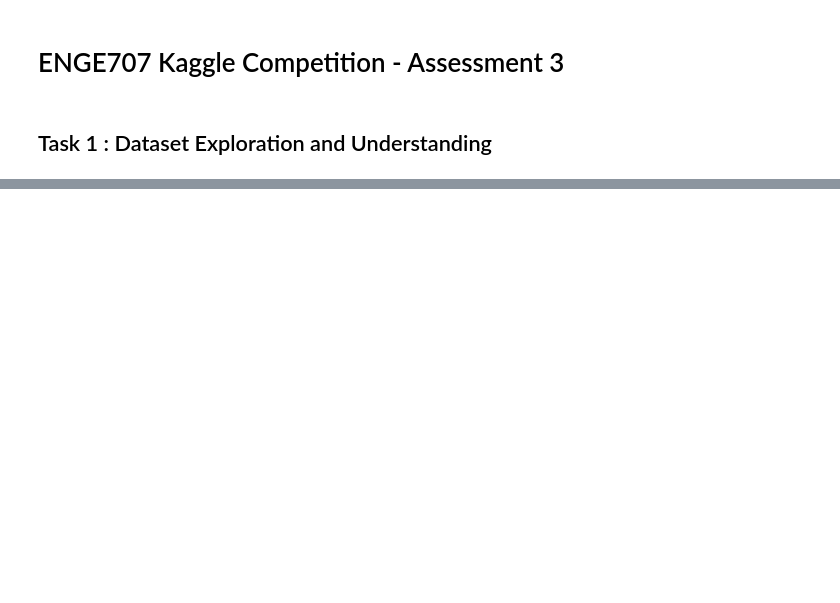
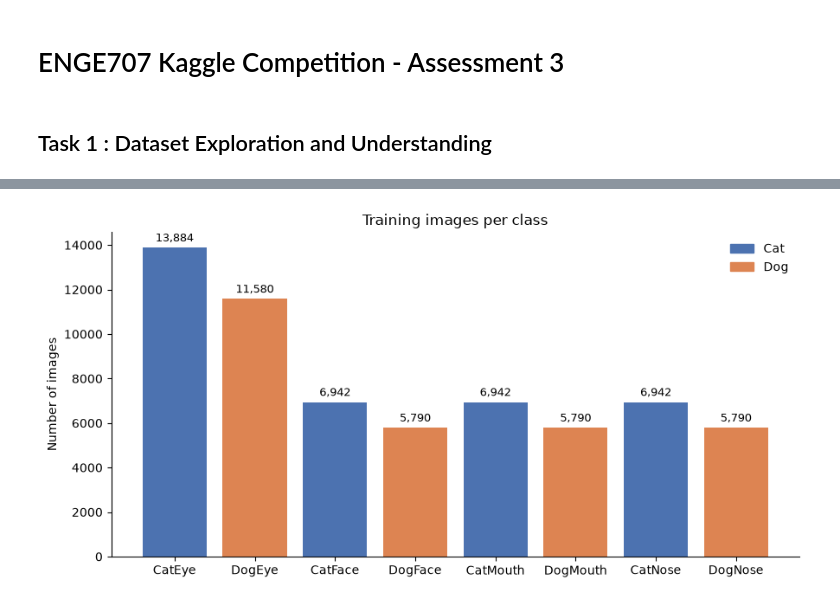
Before and after one commit to Ianieee36/Kaggle_Competition_Assessment, a Jupyter notebook: KaggleCompetition.ipynb, the cells around one changed output, grey strips where cells are left out. Saved outputs shown, nothing was run; the diff lists cells and outputs as text; code cells hidden in the pictures; blank space fills up the shorter version.

Commit message:
Task 1: Data Exploration and Understanding
Verification whether the dataset is imbalance or balanced. Identification of data quality issues.

```diff
--- a/KaggleCompetition.ipynb
+++ b/KaggleCompetition.ipynb
@@ -210,0 +213,90 @@ train/   63660     63660      JPEG            RGB   4x4 to 2219x2219 Yes (train_
+# %%
+"""02 Data Exploration: Class Distribution
+
+Counts the images in each class and checks how balanced the dataset is (report Tasks 1.3 and 1.4).
+Counts are taken from train_labels.csv and confirmed against the image files that actually exist,
+so the reported numbers reflect usable training images.
+
+Run from the project folder:  python 02_class_distribution.py
+Requires: pandas, matplotlib
+"""
+
+# %% Configuration
+from pathlib import Path
+
+import pandas as pd
+import matplotlib.pyplot as plt
+
+DATA_DIR = Path("data")                      # same setting as 01_data_structure.py
+TRAIN_DIR = DATA_DIR / "train"
+TRAIN_CSV = DATA_DIR / "train_labels.csv"
+OUTPUT_DIR = Path("outputs")
+FIG_DIR = OUTPUT_DIR / "figures"
+FIG_DIR.mkdir(parents=True, exist_ok=True)
+
+IMAGE_EXTENSIONS = {".jpg", ".jpeg", ".png", ".bmp", ".gif", ".tif", ".tiff", ".webp"}
+CLASS_ORDER = ["CatEye", "DogEye", "CatFace", "DogFace", "CatMouth", "DogMouth", "CatNose", "DogNose"]
+
+train_df = pd.read_csv(TRAIN_CSV, dtype={"image_id": str})
+print(f"Rows in {TRAIN_CSV.name}: {len(train_df)}")
+
+# %% 1. Keep only labels whose image file exists
+# If 01_data_structure.py reported every label matched an image, nothing is dropped here.
+existing_ids = {f.stem for f in TRAIN_DIR.rglob("*") if f.suffix.lower() in IMAGE_EXTENSIONS}
+train_df["has_image"] = train_df["image_id"].isin(existing_ids)
+print(f"Labels with a matching image: {train_df['has_image'].sum()} "
+      f"(dropped {(~train_df['has_image']).sum()})")
+df = train_df[train_df["has_image"]].copy()
+
+# %% 2. Images per class
+counts = df["class"].value_counts().reindex(CLASS_ORDER)
+table = pd.DataFrame({"Images": counts, "Share (%)": (counts / counts.sum() * 100).round(1)})
+table.loc["Total"] = [counts.sum(), 100.0]
+table["Images"] = table["Images"].astype(int)
+print("\nImages per class")
+print(table.to_string())
+table.to_csv(OUTPUT_DIR / "class_counts.csv")
+
+# %% 3. Balance measures
+# The eight classes combine species (Cat/Dog) and facial part (Eye/Face/Mouth/Nose),
+# so each factor is summarised separately as well.
+df["species"] = df["class"].str[:3]
+df["part"] = df["class"].str[3:]
+
+ratio = counts.max() / counts.min()
+# Lists every class sharing the max or min, since several classes may tie.
+print(f"\nLargest class(es):  {', '.join(counts[counts == counts.max()].index)} ({counts.max()})")
+print(f"Smallest class(es): {', '.join(counts[counts == counts.min()].index)} ({counts.min()})")
+print(f"Imbalance ratio (largest / smallest): {ratio:.2f}")
+
+for factor in ["species", "part"]:
+    s = df[factor].value_counts()
+    print(f"\nBy {factor}:")
+    for k, v in s.items():
+        print(f"  {k:<6} {v:>6}  ({v / len(df) * 100:.1f}%)")
+
+# %% 4. Check the source-photo pattern
+# Hypothesis: each source photo yields one face, one mouth, one nose and two eye crops.
+# If true, within each species Face = Mouth = Nose and Eye = 2 x Face.
+print("\nSource-photo pattern check")
+for sp in ["Cat", "Dog"]:
+    face, mouth, nose, eye = (counts[f"{sp}{p}"] for p in ["Face", "Mouth", "Nose", "Eye"])
+    print(f"  {sp}: Face={face}, Mouth={mouth}, Nose={nose}, Eye={eye}  ->  "
+          f"Face=Mouth=Nose: {face == mouth == nose}, Eye = 2 x Face: {eye == 2 * face}")
+
+# %% 5. Bar chart for the report
+fig, ax = plt.subplots(figsize=(9, 4.5))
+colours = ["#4C72B0" if c.startswith("Cat") else "#DD8452" for c in CLASS_ORDER]
+bars = ax.bar(CLASS_ORDER, counts.values, color=colours)
+ax.bar_label(bars, labels=[f"{v:,}" for v in counts.values], padding=3, fontsize=9)
+ax.set_ylabel("Number of images")
+ax.set_title("Training images per class")
+ax.spines[["top", "right"]].set_visible(False)
+ax.legend(handles=[plt.Rectangle((0, 0), 1, 1, color="#4C72B0"),
+                   plt.Rectangle((0, 0), 1, 1, color="#DD8452")],
+          labels=["Cat", "Dog"], frameon=False)
+plt.tight_layout()
+fig.savefig(FIG_DIR / "class_distribution.png", dpi=200)
+print(f"\nSaved chart to {FIG_DIR / 'class_distribution.png'}")
+plt.show()
+# %% [output]
@@ -210,0 +320 @@ train/   63660     63660      JPEG            RGB   4x4 to 2219x2219 Yes (train_
+[figure, added]
```
Also changed, not shown: parts of 2 cells of this notebook, 11 other files.
